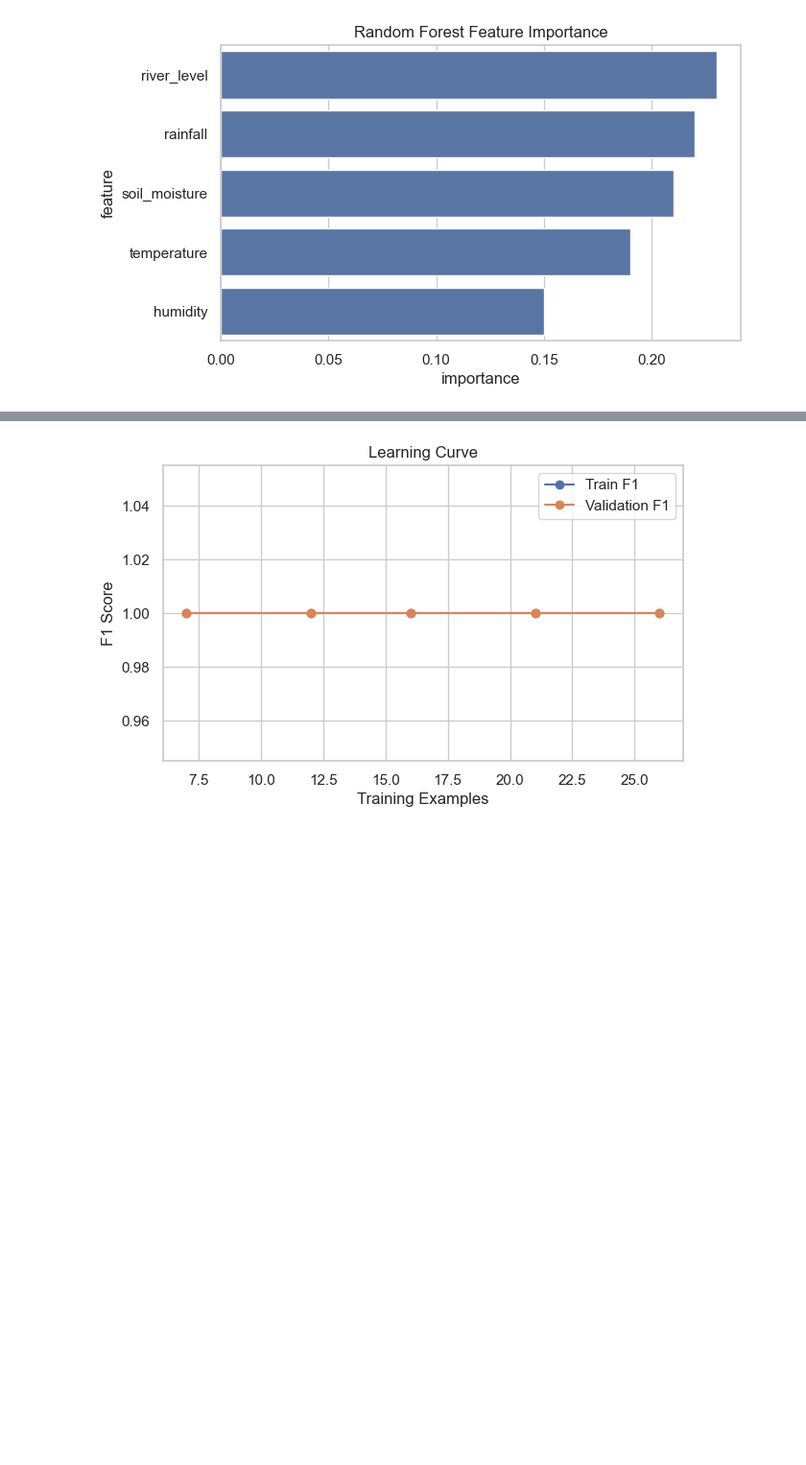
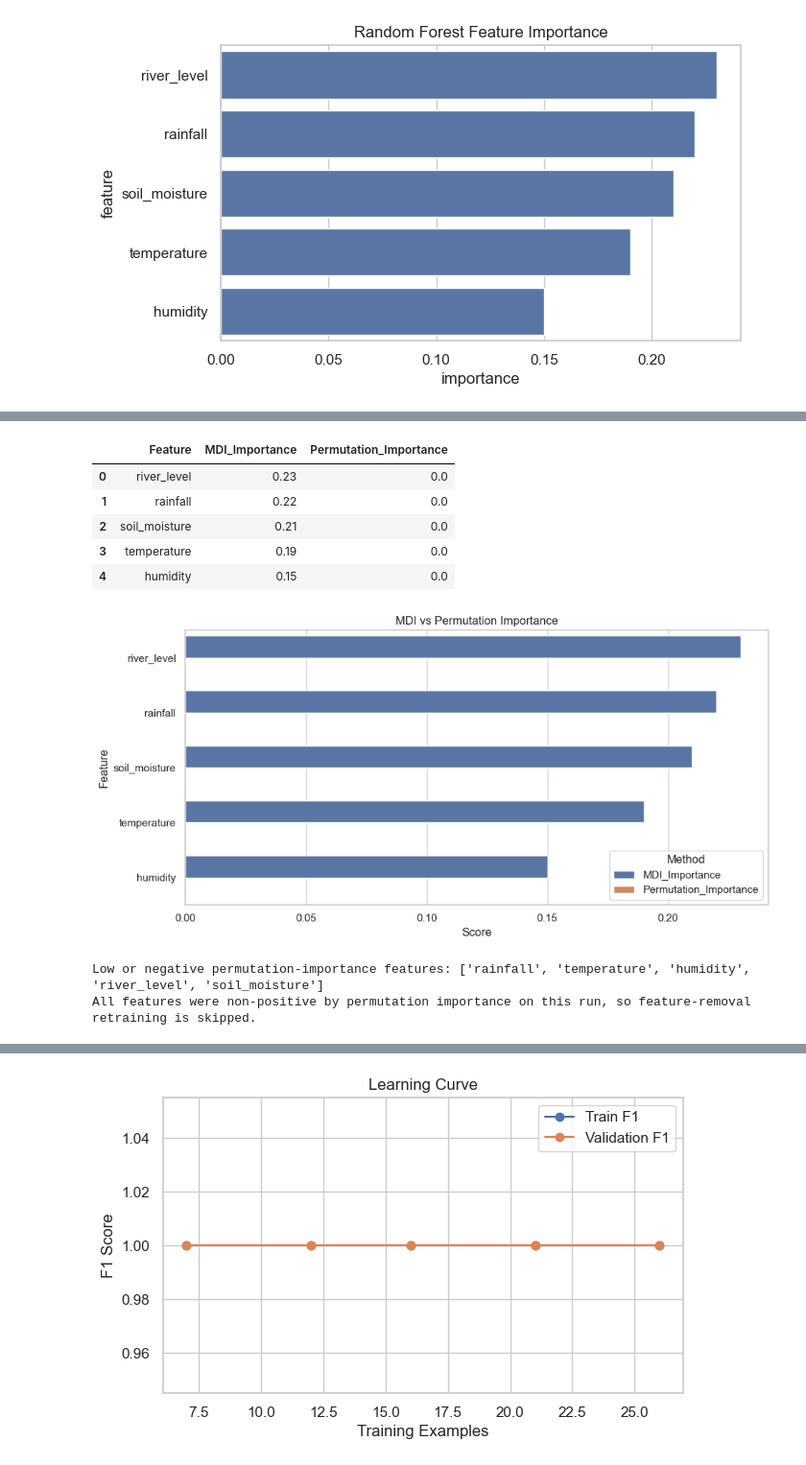
Before and after one commit to kalviumcommunity/S66-0426-Niru-FloodRisk-MachineLearning, a Jupyter notebook: notebooks/complete_project_workflow.ipynb, the cells around one changed output, grey strips where cells are left out. Shown at 96% size. Saved outputs shown, nothing was run; the diff lists cells and outputs as text; code cells hidden in the pictures; blank space fills up the shorter version.

```diff
--- a/notebooks/complete_project_workflow.ipynb
+++ b/notebooks/complete_project_workflow.ipynb
@@ -822,0 +919,41 @@ Bias-variance ideas covered in the original notebooks:
+# %%
+# This compares MDI and permutation importance side by side.
+importance_comparison = rf_importance_df[['Feature', 'Importance']].rename(columns={'Importance': 'MDI_Importance'}).merge(
+    perm_importance_df[['Feature', 'Importance']].rename(columns={'Importance': 'Permutation_Importance'}),
+    on='Feature'
+).sort_values('MDI_Importance', ascending=False)
+display(importance_comparison)
+comparison_plot = importance_comparison.melt(id_vars='Feature', var_name='Method', value_name='Score')
+plt.figure(figsize=(10, 5))
+sns.barplot(data=comparison_plot, x='Score', y='Feature', hue='Method')
+plt.title('MDI vs Permutation Importance')
+plt.tight_layout()
+plt.show()
+# %% [output]
+|  | Feature | MDI_Importance | Permutation_Importance |
+| 0 | river_level | 0.23 | 0.0 |
+| 1 | rainfall | 0.22 | 0.0 |
+| 2 | soil_moisture | 0.21 | 0.0 |
+| 3 | temperature | 0.19 | 0.0 |
+| 4 | humidity | 0.15 | 0.0 |
+[figure, added]
+# %%
+# This tests whether removing weak features changes model performance.
+low_features = perm_importance_df.loc[perm_importance_df['Importance'] <= 0, 'Feature'].tolist()
+print('Low or negative permutation-importance features:', low_features)
+if low_features:
+    kept_features = [feature for feature in FEATURE_COLUMNS if feature not in low_features]
+    if kept_features:
+        reduced_model = RandomForestClassifier(n_estimators=100, max_depth=10, random_state=RANDOM_STATE, n_jobs=-1)
+        reduced_model.fit(X_train_scaled[kept_features], y_train)
+        reduced_accuracy = accuracy_score(y_test, reduced_model.predict(X_test_scaled[kept_features]))
+        print('Original test accuracy:', accuracy_score(y_test, main_model.predict(X_test_scaled)))
+        print('Reduced-feature test accuracy:', reduced_accuracy)
+        print('Features kept:', kept_features)
+    else:
+        print('All features were non-positive by permutation importance on this run, so feature-removal retraining is skipped.')
+else:
+    print('No non-positive permutation-importance features found in this run.')
+# %% [output]
+Low or negative permutation-importance features: ['rainfall', 'temperature', 'humidity', 'river_level', 'soil_moisture']
+All features were non-positive by permutation importance on this run, so feature-removal retraining is skipped.
```
Also changed, not shown: parts of 12 cells of this notebook, 5 other files.
